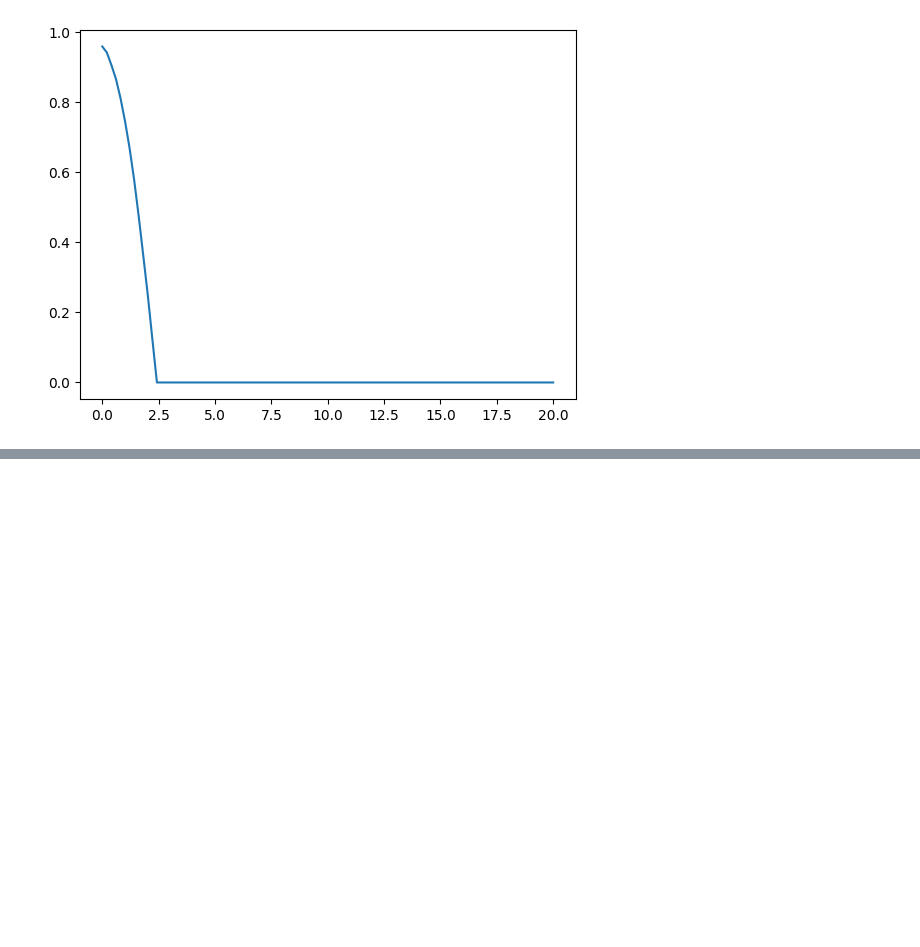
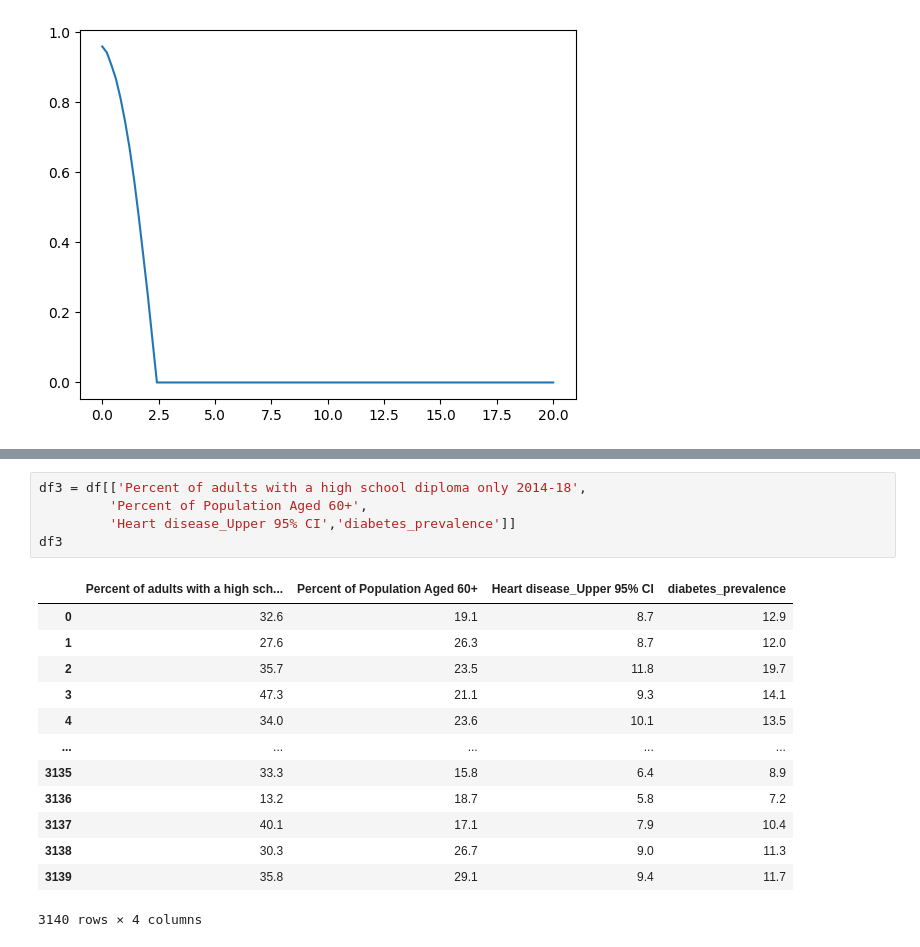
Before and after one commit to sopasoup/REGULARIZED-LINEAR.-REG., a Jupyter notebook: src/explore.ipynb, the cells around one changed output, grey strips where cells are left out. Cells and saved outputs as stored; diff of their text form; blank space fills up the shorter version.

```diff
--- a/src/explore.ipynb
+++ b/src/explore.ipynb
@@ -162,0 +197,19 @@ plt.show()
+# %%
+df3 = df[['Percent of adults with a high school diploma only 2014-18',
+         'Percent of Population Aged 60+',
+         'Heart disease_Upper 95% CI','diabetes_prevalence']]
+df3
+# %% [output]
+|  | Percent of adults with a high sch... | Percent of Population Aged 60+ | Heart disease_Upper 95% CI | diabetes_prevalence |
+| 0 | 32.6 | 19.1 | 8.7 | 12.9 |
+| 1 | 27.6 | 26.3 | 8.7 | 12.0 |
+| 2 | 35.7 | 23.5 | 11.8 | 19.7 |
+| 3 | 47.3 | 21.1 | 9.3 | 14.1 |
+| 4 | 34.0 | 23.6 | 10.1 | 13.5 |
+| ... | ... | ... | ... | ... |
+| 3135 | 33.3 | 15.8 | 6.4 | 8.9 |
+| 3136 | 13.2 | 18.7 | 5.8 | 7.2 |
+| 3137 | 40.1 | 17.1 | 7.9 | 10.4 |
+| 3138 | 30.3 | 26.7 | 9.0 | 11.3 |
+| 3139 | 35.8 | 29.1 | 9.4 | 11.7 |
+3140 rows × 4 columns
```
Also changed, not shown: parts of 15 cells of this notebook.
